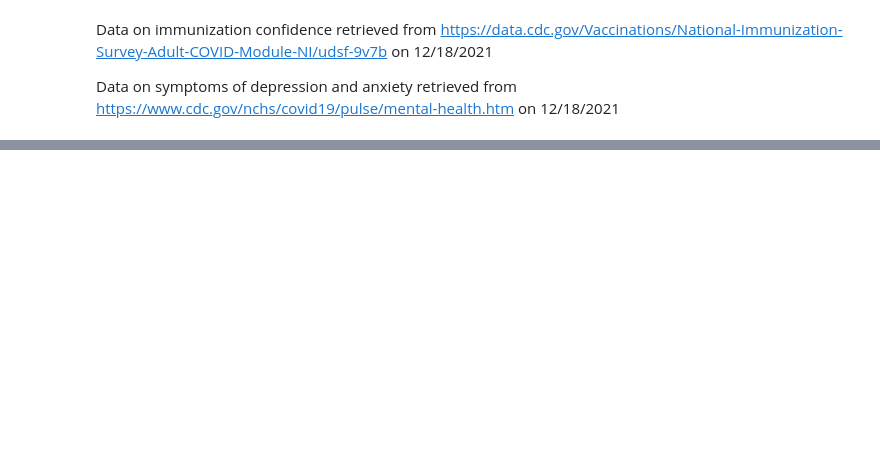
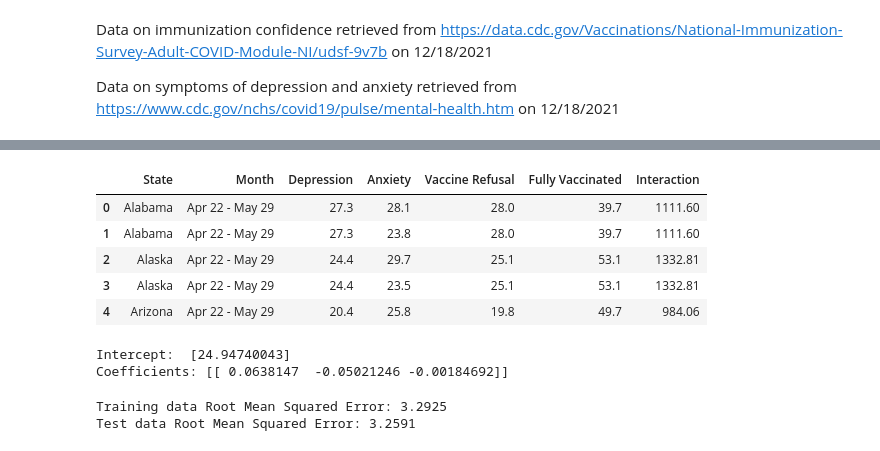
Before and after one commit to adamgrigg/tutorial, a Jupyter notebook: mental-health.ipynb, the cells around one changed output, grey strips where cells are left out. Saved outputs shown, nothing was run; the diff lists cells and outputs as text; code cells hidden in the pictures; blank space fills up the shorter version.

```diff
--- a/mental-health.ipynb
+++ b/mental-health.ipynb
@@ -157,0 +255,35 @@ on 12/18/2021
+# %%
+pro_vacc = states_imm.loc[states_imm['Indicator Category'] == 'Fully vaccinated with 1 or 2 doses']
+new_vacc = pd.merge(trimmed,pro_vacc, how = 'left', left_on = ['State','Month'], right_on = ['Geography', 'Time Period'])
+new_vacc = new_vacc[['State','Month','Depression','Anxiety','Vaccine Refusal','Estimate (%)']]
+new_vacc.set_axis(['State','Month','Depression','Anxiety','Vaccine Refusal','Fully Vaccinated'],axis = 1, inplace = True)
+new_vacc['Interaction'] = new_vacc['Vaccine Refusal'] * new_vacc['Fully Vaccinated']
+new_vacc.head()
+# %% [output]
+|  | State | Month | Depression | Anxiety | Vaccine Refusal | Fully Vaccinated | Interaction |
+| 0 | Alabama | Apr 22 - May 29 | 27.3 | 28.1 | 28.0 | 39.7 | 1111.60 |
+| 1 | Alabama | Apr 22 - May 29 | 27.3 | 23.8 | 28.0 | 39.7 | 1111.60 |
+| 2 | Alaska | Apr 22 - May 29 | 24.4 | 29.7 | 25.1 | 53.1 | 1332.81 |
+| 3 | Alaska | Apr 22 - May 29 | 24.4 | 23.5 | 25.1 | 53.1 | 1332.81 |
+| 4 | Arizona | Apr 22 - May 29 | 20.4 | 25.8 | 19.8 | 49.7 | 984.06 |
+# %%
+x = new_vacc[["Vaccine Refusal","Fully Vaccinated","Interaction"]]
+y = new_vacc[["Depression"]]
+vax_train, vax_test, dep_train, dep_test = train_test_split(x, y)
+regressor = LinearRegression()
+regressor.fit(vax_train, dep_train)
+print("Intercept: ", regressor.intercept_)
+print("Coefficients:",regressor.coef_)
+# %% [output]
+Intercept:  [24.94740043]
+Coefficients: [[ 0.0638147  -0.05021246 -0.00184692]]
+# %%
+prediction = regressor.predict(vax_train)
+err = np.sqrt(metrics.mean_squared_error(dep_train, prediction))
+print("Training data Root Mean Squared Error: %.4f" % err)
+prediction = regressor.predict(vax_test)
+err = np.sqrt(metrics.mean_squared_error(dep_test, prediction))
+print("Test data Root Mean Squared Error: %.4f" % err)
+# %% [output]
+Training data Root Mean Squared Error: 3.2925
+Test data Root Mean Squared Error: 3.2591
```
Also changed, not shown: parts of 16 cells of this notebook.
